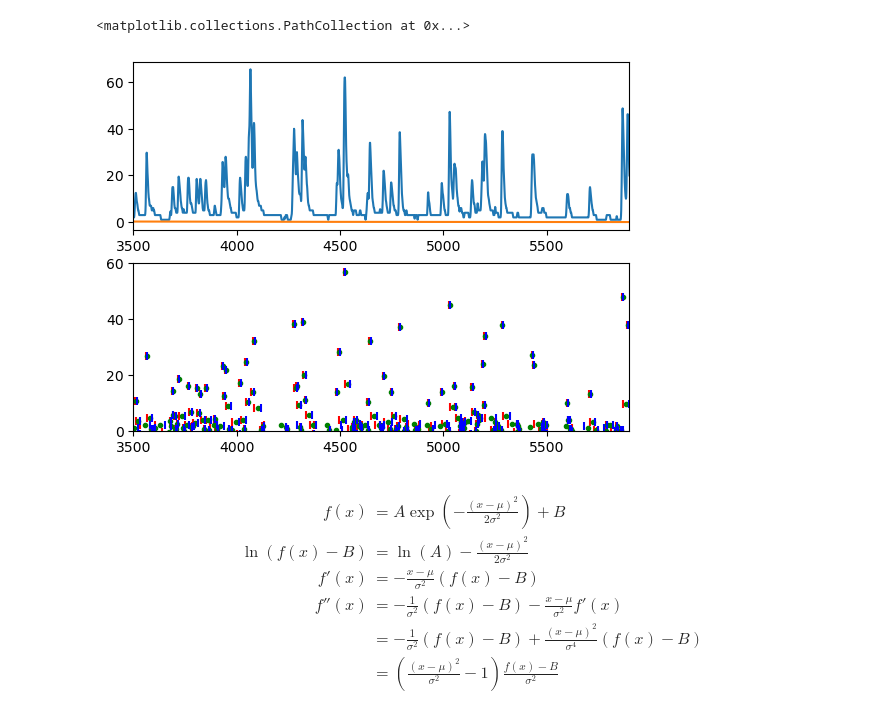
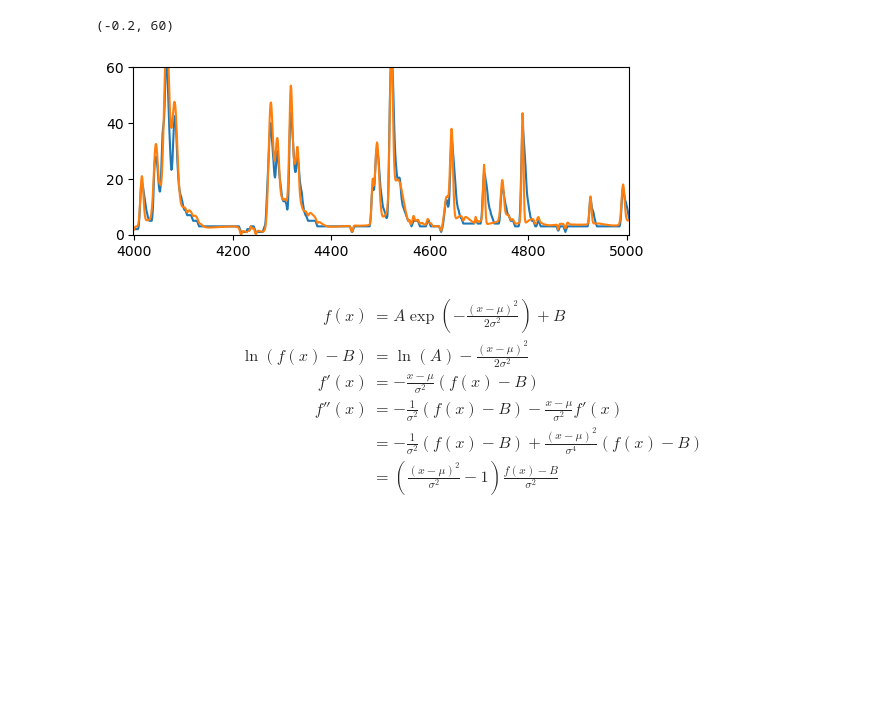
Before and after one commit to Modularius/supermusr-data-pipeline, a Jupyter notebook: trace-to-dsp-events/jupyter.ipynb, the cells around one changed output. Cells and saved outputs as stored; diff of their text form; code cells hidden in the pictures; blank space fills up the shorter version.

```diff
--- a/trace-to-dsp-events/jupyter.ipynb
+++ b/trace-to-dsp-events/jupyter.ipynb
@@ -29,41 +29,46 @@ def get_detect_file(filename, I):
 def get_event_file(filename, I):
     f = open(filename, 'r')
     tokens = [[float(x) for x in e.split(",")] for e in f.readlines()]
     tokens = [e for e in tokens if I[0] <= e[0] <= I[1]]
     tokens = [e for e in tokens if e[2] == e[2]]
     tokens = [e for e in tokens if e[2] > 0]
     #tokens = [e for e in tokens if abs(e[2]) > 2]
     x = [e[0] for e in tokens]
     y = [e[1] for e in tokens]
     x1 = [e[0] - e[2] for e in tokens]
     x2 = [e[0] + e[2] for e in tokens]
     return (x,y,x1,x2)
 
 
 
-I = (3500,5900)
+I = (3999,5005)
+
+(x,y) = get_trace_file('Saves/output_baselined.csv',I)
+plt.subplot(2,1,1)
+plt.xlim(I)
+#plt.plot(x,y)
 
 (x,y) = get_trace_file('Saves/output_smoothed.csv',I)
 plt.subplot(2,1,1)
 plt.xlim(I)
 plt.plot(x,y)
 
-(x,y) = get_trace_file('Saves/output_baselined.csv',I)
+(x,y) = get_trace_file('Saves/output_simulated.csv',I)
 plt.subplot(2,1,1)
 plt.xlim(I)
 plt.plot(x,y)
 
 
 (x4,y4,x14,x24) = get_event_file('Saves/output_pulse.csv',I)
-plt.subplot(2,1,2)
+plt.subplot(2,1,1)
 plt.xlim(I)
 plt.ylim((-0.2,60))
-plt.scatter(x14,y4,marker='|',color='r')
-plt.scatter(x4,y4,marker='.',color='g')
-plt.scatter(x24,y4,marker='|',color='b')
+#plt.scatter(x14,y4,marker='|',color='r')
+#plt.scatter(x4,y4,marker='.',color='g')
+#plt.scatter(x24,y4,marker='|',color='b')
 # %% [output]
-<matplotlib.collections.PathCollection at 0x...>
+(-0.2, 60)
-[figure, old version]
+[figure, new version]
 # %%
 f = open('trace2.csv')
 vals = [int(e) for e in f.readline().split(',')[:-1]]
```
Also changed, not shown: 31 other files.
